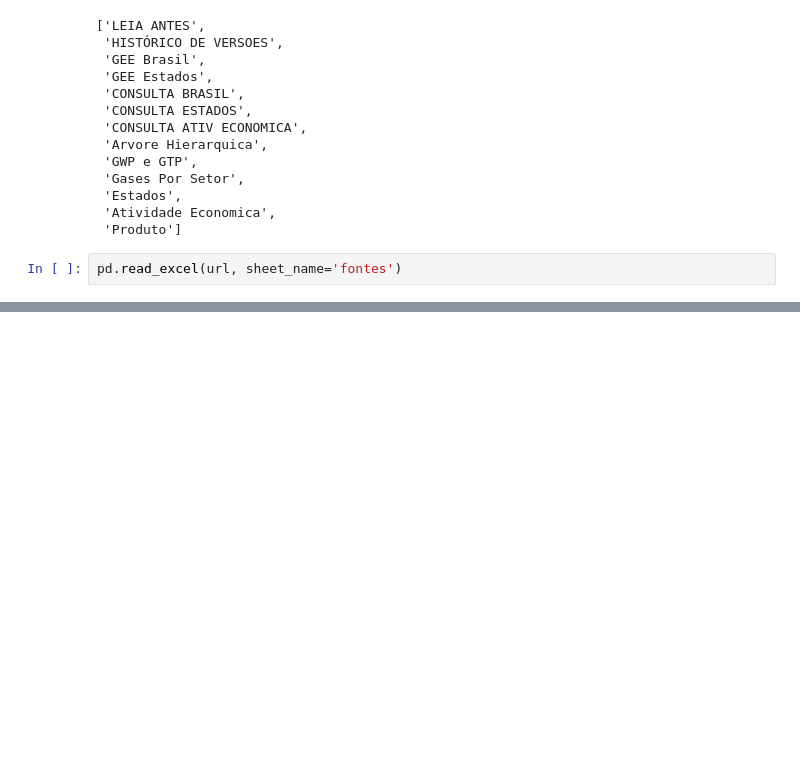
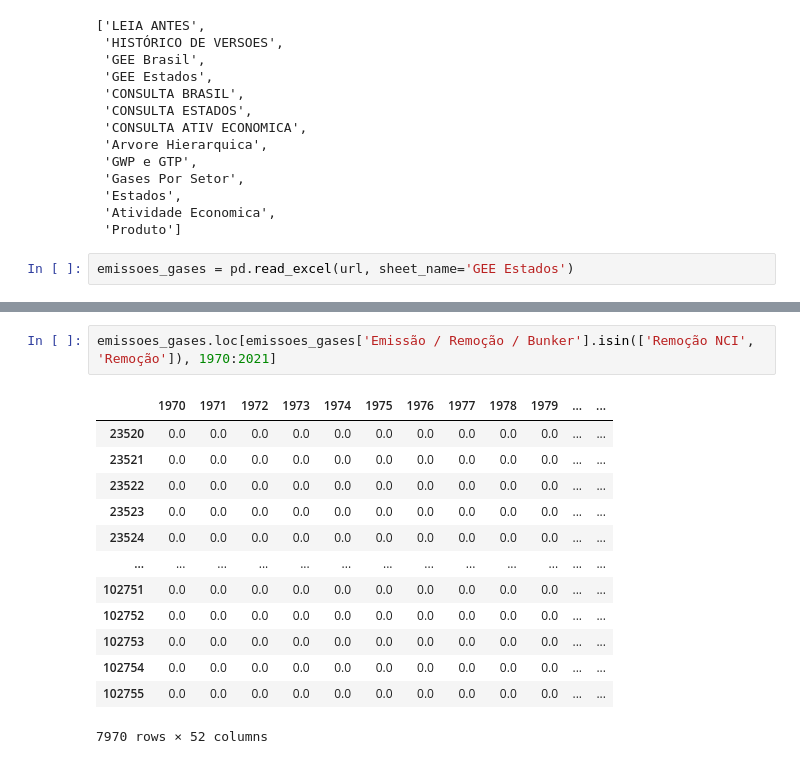
Before and after one commit to carlosclaudinolima/aulaspython, a Jupyter notebook: SEEG_01.ipynb, the cells around one changed output, grey strips where cells are left out. Cells and saved outputs as stored; diff of their text form; blank space fills up the shorter version.

```diff
--- a/SEEG_01.ipynb
+++ b/SEEG_01.ipynb
@@ -23,4 +23,4 @@ ExcelFile(url).sheet_names
  'Atividade Economica',
  'Produto']
 # %%
-pd.read_excel(url, sheet_name='fontes')
+emissoes_gases = pd.read_excel(url, sheet_name='GEE Estados')
@@ -40,0 +106,16 @@ pd.read_excel(url, sheet_name='fontes')
+# %%
+emissoes_gases.loc[emissoes_gases['Emissão / Remoção / Bunker'].isin(['Remoção NCI', 'Remoção']), 1970:2021]
+# %% [output]
+|  | 1970 | 1971 | 1972 | 1973 | 1974 | 1975 | 1976 | 1977 | 1978 | 1979 | ... | ... |
+| 23520 | 0.0 | 0.0 | 0.0 | 0.0 | 0.0 | 0.0 | 0.0 | 0.0 | 0.0 | 0.0 | ... | ... |
+| 23521 | 0.0 | 0.0 | 0.0 | 0.0 | 0.0 | 0.0 | 0.0 | 0.0 | 0.0 | 0.0 | ... | ... |
+| 23522 | 0.0 | 0.0 | 0.0 | 0.0 | 0.0 | 0.0 | 0.0 | 0.0 | 0.0 | 0.0 | ... | ... |
+| 23523 | 0.0 | 0.0 | 0.0 | 0.0 | 0.0 | 0.0 | 0.0 | 0.0 | 0.0 | 0.0 | ... | ... |
+| 23524 | 0.0 | 0.0 | 0.0 | 0.0 | 0.0 | 0.0 | 0.0 | 0.0 | 0.0 | 0.0 | ... | ... |
+| ... | ... | ... | ... | ... | ... | ... | ... | ... | ... | ... | ... | ... |
+| 102751 | 0.0 | 0.0 | 0.0 | 0.0 | 0.0 | 0.0 | 0.0 | 0.0 | 0.0 | 0.0 | ... | ... |
+| 102752 | 0.0 | 0.0 | 0.0 | 0.0 | 0.0 | 0.0 | 0.0 | 0.0 | 0.0 | 0.0 | ... | ... |
+| 102753 | 0.0 | 0.0 | 0.0 | 0.0 | 0.0 | 0.0 | 0.0 | 0.0 | 0.0 | 0.0 | ... | ... |
+| 102754 | 0.0 | 0.0 | 0.0 | 0.0 | 0.0 | 0.0 | 0.0 | 0.0 | 0.0 | 0.0 | ... | ... |
+| 102755 | 0.0 | 0.0 | 0.0 | 0.0 | 0.0 | 0.0 | 0.0 | 0.0 | 0.0 | 0.0 | ... | ... |
+7970 rows × 52 columns
```
Also changed, not shown: parts of 11 cells of this notebook.
